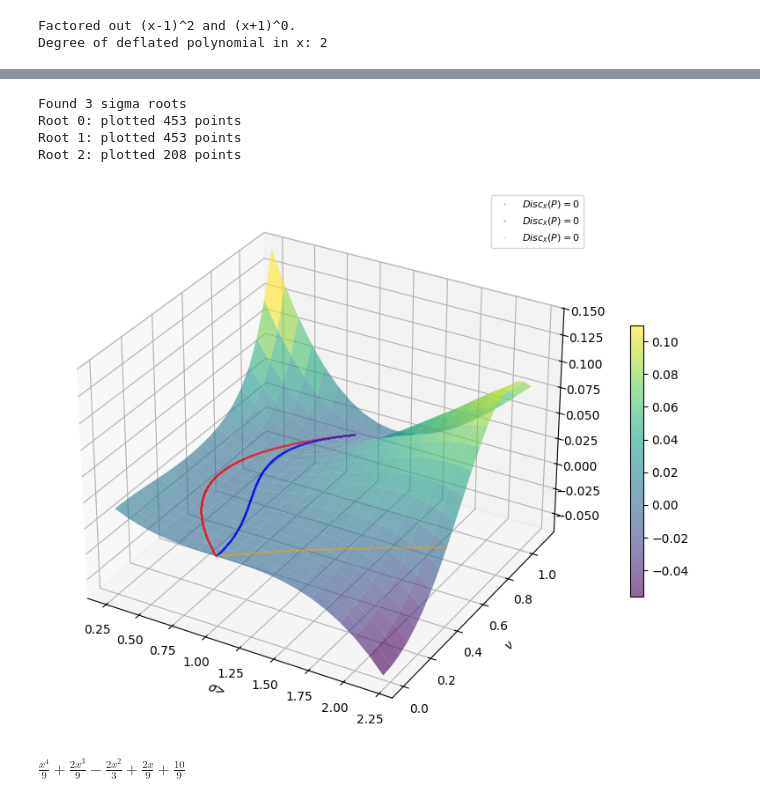
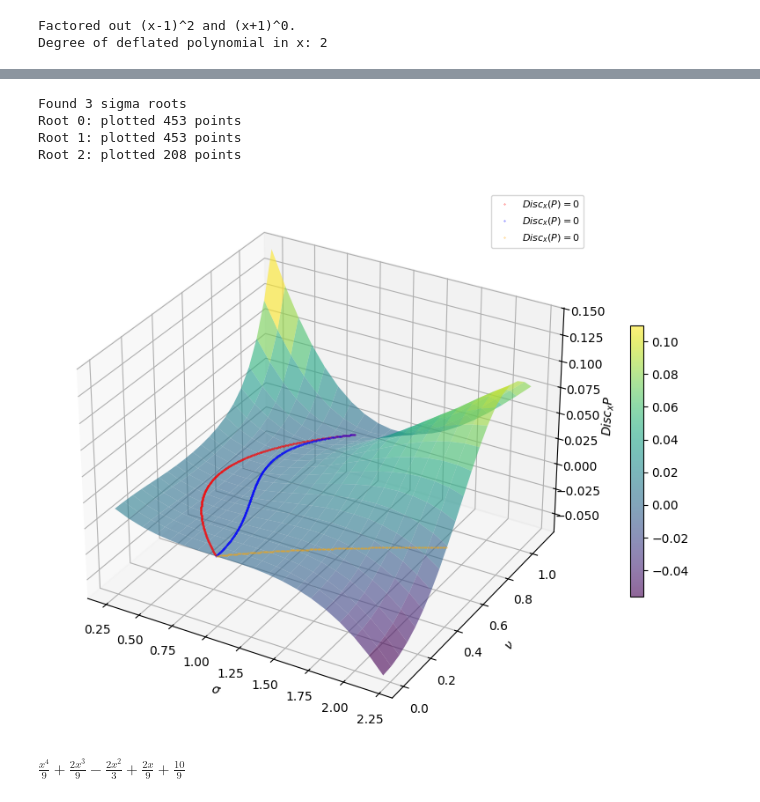
Before and after one commit to ukolov-ivan/mipt-vkr, a Jupyter notebook: src/sym.ipynb, the cells around one changed output, grey strips where cells are left out. Saved outputs shown, nothing was run; the diff lists cells and outputs as text; code cells hidden in the pictures.

```diff
--- a/src/sym.ipynb
+++ b/src/sym.ipynb
@@ -825,36 +825,36 @@ for i, root_func in enumerate(sigma_root_funcs):
             print(f"Root {i}: plotted {np.sum(~np.isnan(sigma_real))} points")
         else:
             print(f"Root {i}: no real values in domain")
 
     except Exception as e:
         print(f"Root {i} error: {e}")
 
 ax.legend(loc='best', fontsize=8)
 
 # ax.plot(sigma_vals, [0]*len(sigma_vals), numerical_max_cfls,
 #         'b--', linewidth=2, label='Numerical max over θ')
 # ax.set_xlabel(r'Parameter $\sigma$')
-ax.set_xlabel(r'$\sigma$>')
+ax.set_xlabel(r'$\sigma$')
 # ax.set_ylabel(r'CFL $\nu$')
 ax.set_ylabel(r'$\nu$')
 # ax.set_zlim(0, 1.2)
 # ax.set_zlabel(r'Discriminant')
-# Discax.set_zlabel(r'Дискриминант')
+ax.set_zlabel(r'$Disc_x{P}$')
 # ax.set_title('Discriminant Surface')
 # ax.set_title('Discriminant Surface')
 
 # Colour bar – need figure
 fig = ax.figure
 fig.colorbar(surf, shrink=0.5)
 plt.savefig('discriminant-surface.pgf')
 # tikzplotlib.save('discriminant-surface.tikz', axis_width=r"\textwidth")
 plt.show()
 # %% [output]
 Found 3 sigma roots
 Root 0: plotted 453 points
 Root 1: plotted 453 points
 Root 2: plotted 208 points
-[figure, old version]
+[figure, new version]
 # %%
 # for i, sigma_root_expr in enumerate(sigma_roots):
 #     print(f"\n--- Root {i+1}: Check ---")
```
Also changed, not shown: parts of 1 cell of this notebook, 1 other file.
